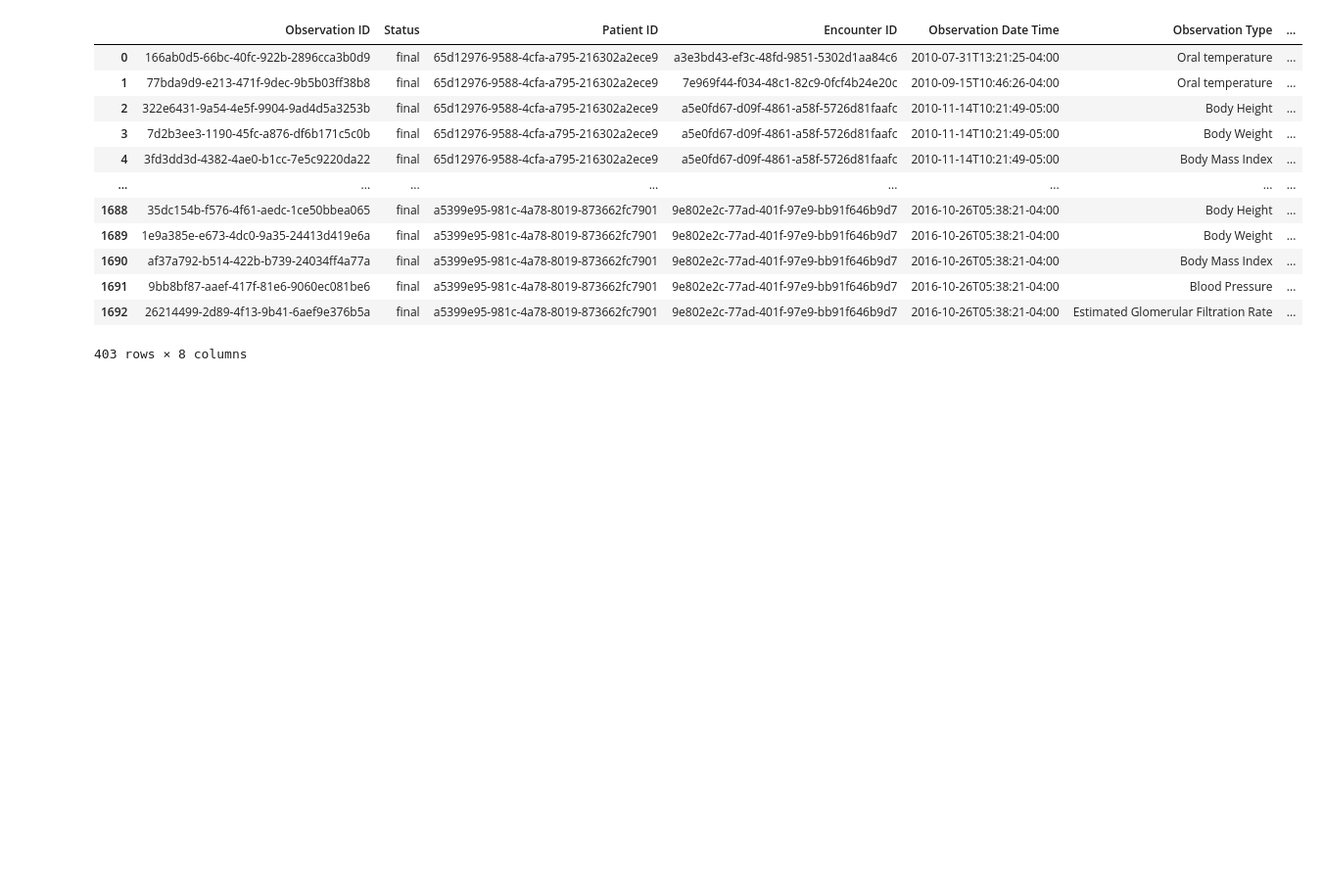
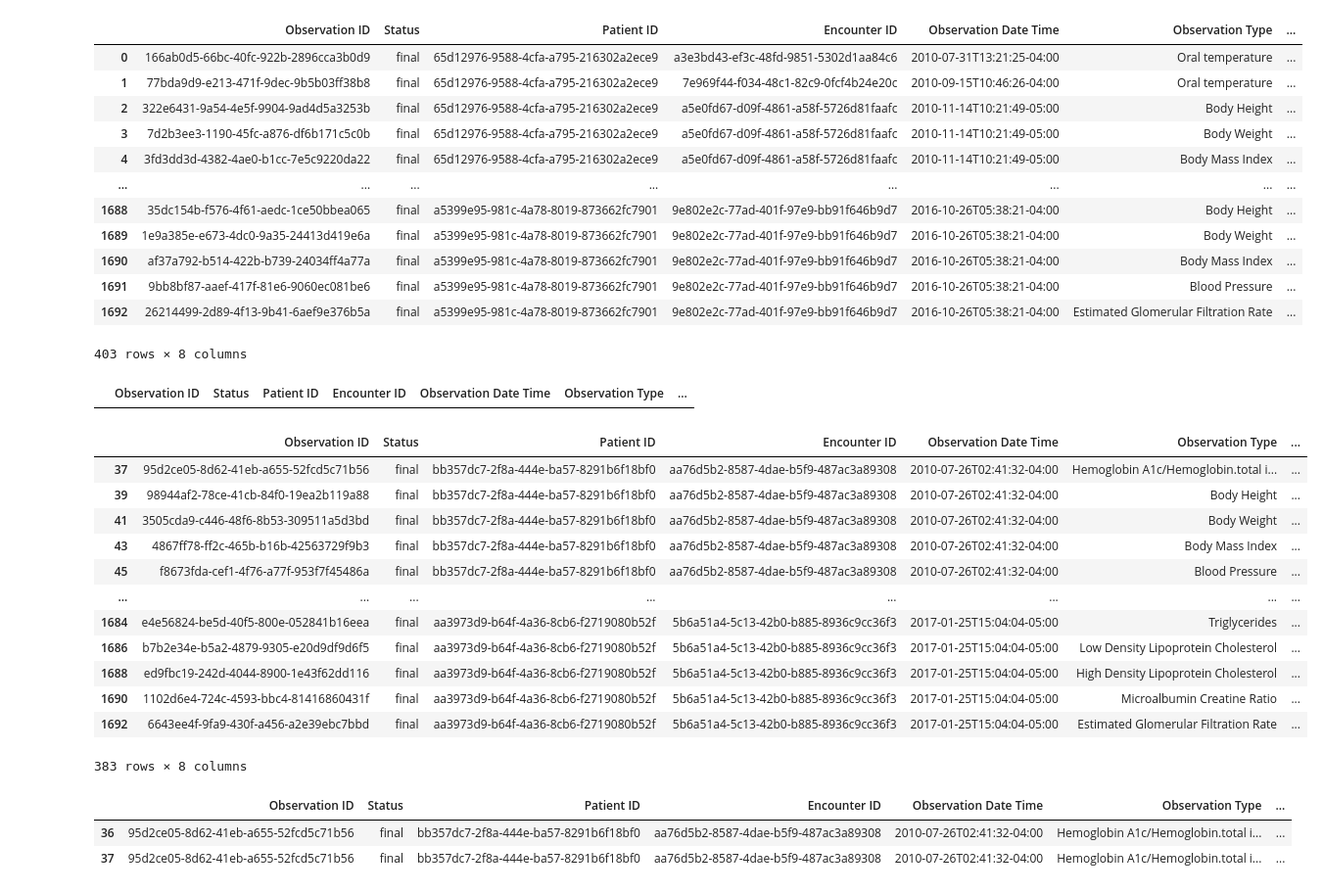
Before and after one commit to nischalmainali21/python_image_task, a Jupyter notebook: health_task/observation.ipynb, the cells around one changed output. Shown: that part at 98% size. Saved outputs shown, nothing was run; the diff lists cells and outputs as text; code cells hidden in the pictures; blank space fills up the shorter version.

```diff
--- a/health_task/observation.ipynb
+++ b/health_task/observation.ipynb
@@ -331,3 +414,29 @@ test[test['Diagnostic Report ID'].isna()]
 | 1691 | 9bb8bf87-aaef-417f-81e6-9060ec081be6 | final | a5399e95-981c-4a78-8019-873662fc7901 | 9e802e2c-77ad-401f-97e9-bb91f646b9d7 | 2016-10-26T05:38:21-04:00 | Blood Pressure | ... |
 | 1692 | 26214499-2d89-4f13-9b41-6aef9e376b5a | final | a5399e95-981c-4a78-8019-873662fc7901 | 9e802e2c-77ad-401f-97e9-bb91f646b9d7 | 2016-10-26T05:38:21-04:00 | Estimated Glomerular Filtration Rate | ... |
 403 rows × 8 columns
+# %%
+test[test['Observation ID'].isna()]
+# %% [output]
+|  | Observation ID | Status | Patient ID | Encounter ID | Observation Date Time | Observation Type | ... |
+# %%
+test[test['Observation ID'].duplicated()]
+# %% [output]
+|  | Observation ID | Status | Patient ID | Encounter ID | Observation Date Time | Observation Type | ... |
+| 37 | 95d2ce05-8d62-41eb-a655-52fcd5c71b56 | final | bb357dc7-2f8a-444e-ba57-8291b6f18bf0 | aa76d5b2-8587-4dae-b5f9-487ac3a89308 | 2010-07-26T02:41:32-04:00 | Hemoglobin A1c/Hemoglobin.total i... | ... |
+| 39 | 98944af2-78ce-41cb-84f0-19ea2b119a88 | final | bb357dc7-2f8a-444e-ba57-8291b6f18bf0 | aa76d5b2-8587-4dae-b5f9-487ac3a89308 | 2010-07-26T02:41:32-04:00 | Body Height | ... |
+| 41 | 3505cda9-c446-48f6-8b53-309511a5d3bd | final | bb357dc7-2f8a-444e-ba57-8291b6f18bf0 | aa76d5b2-8587-4dae-b5f9-487ac3a89308 | 2010-07-26T02:41:32-04:00 | Body Weight | ... |
+| 43 | 4867ff78-ff2c-465b-b16b-42563729f9b3 | final | bb357dc7-2f8a-444e-ba57-8291b6f18bf0 | aa76d5b2-8587-4dae-b5f9-487ac3a89308 | 2010-07-26T02:41:32-04:00 | Body Mass Index | ... |
+| 45 | f8673fda-cef1-4f76-a77f-953f7f45486a | final | bb357dc7-2f8a-444e-ba57-8291b6f18bf0 | aa76d5b2-8587-4dae-b5f9-487ac3a89308 | 2010-07-26T02:41:32-04:00 | Blood Pressure | ... |
+| ... | ... | ... | ... | ... | ... | ... | ... |
+| 1684 | e4e56824-be5d-40f5-800e-052841b16eea | final | aa3973d9-b64f-4a36-8cb6-f2719080b52f | 5b6a51a4-5c13-42b0-b885-8936c9cc36f3 | 2017-01-25T15:04:04-05:00 | Triglycerides | ... |
+| 1686 | b7b2e34e-b5a2-4879-9305-e20d9df9d6f5 | final | aa3973d9-b64f-4a36-8cb6-f2719080b52f | 5b6a51a4-5c13-42b0-b885-8936c9cc36f3 | 2017-01-25T15:04:04-05:00 | Low Density Lipoprotein Cholesterol | ... |
+| 1688 | ed9fbc19-242d-4044-8900-1e43f62dd116 | final | aa3973d9-b64f-4a36-8cb6-f2719080b52f | 5b6a51a4-5c13-42b0-b885-8936c9cc36f3 | 2017-01-25T15:04:04-05:00 | High Density Lipoprotein Cholesterol | ... |
+| 1690 | 1102d6e4-724c-4593-bbc4-81416860431f | final | aa3973d9-b64f-4a36-8cb6-f2719080b52f | 5b6a51a4-5c13-42b0-b885-8936c9cc36f3 | 2017-01-25T15:04:04-05:00 | Microalbumin Creatine Ratio | ... |
+| 1692 | 6643ee4f-9fa9-430f-a456-a2e39ebc7bbd | final | aa3973d9-b64f-4a36-8cb6-f2719080b52f | 5b6a51a4-5c13-42b0-b885-8936c9cc36f3 | 2017-01-25T15:04:04-05:00 | Estimated Glomerular Filtration Rate | ... |
+383 rows × 8 columns
+# %%
+test[test['Observation ID'] == '95d2ce05-8d62-41eb-a655-52fcd5c71b56']
+# %% [output]
+|  | Observation ID | Status | Patient ID | Encounter ID | Observation Date Time | Observation Type | ... |
+| 36 | 95d2ce05-8d62-41eb-a655-52fcd5c71b56 | final | bb357dc7-2f8a-444e-ba57-8291b6f18bf0 | aa76d5b2-8587-4dae-b5f9-487ac3a89308 | 2010-07-26T02:41:32-04:00 | Hemoglobin A1c/Hemoglobin.total i... | ... |
+| 37 | 95d2ce05-8d62-41eb-a655-52fcd5c71b56 | final | bb357dc7-2f8a-444e-ba57-8291b6f18bf0 | aa76d5b2-8587-4dae-b5f9-487ac3a89308 | 2010-07-26T02:41:32-04:00 | Hemoglobin A1c/Hemoglobin.total i... | ... |
```
Also changed, not shown: parts of 18 cells of this notebook.
